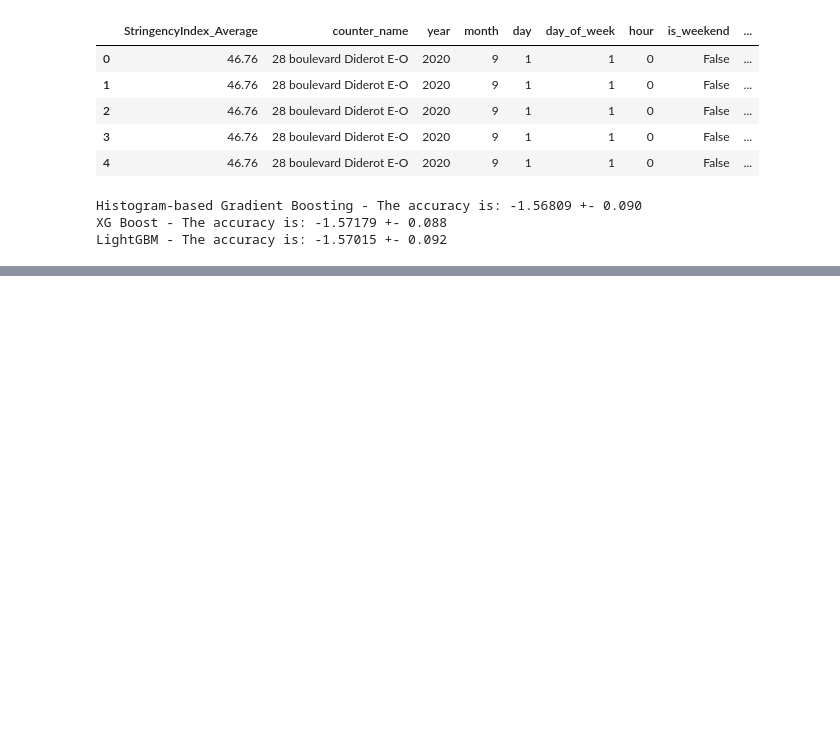
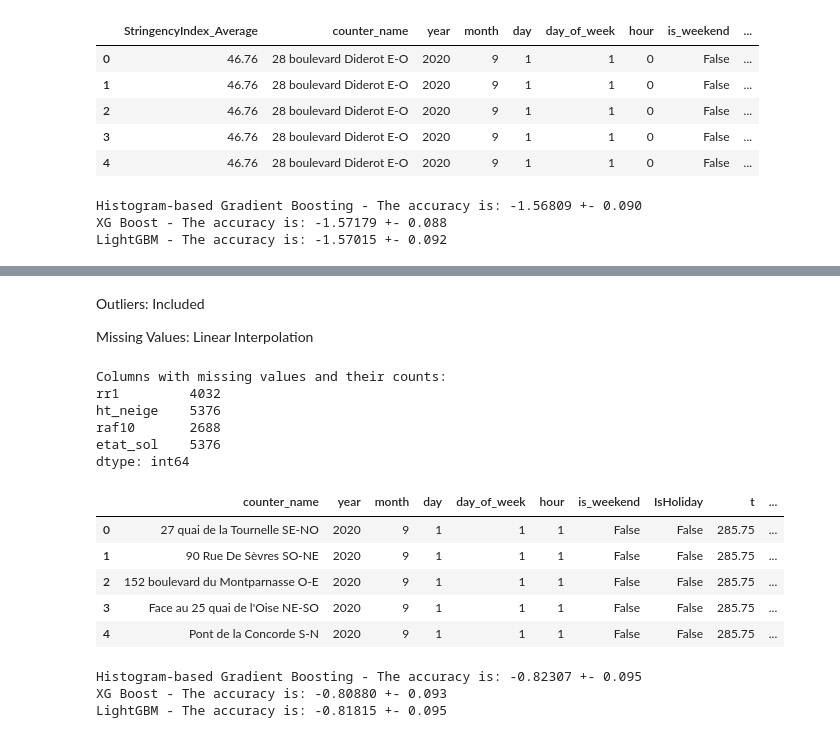
Before and after one commit to maximotk/bike_counters, a Jupyter notebook: Model_Testing.ipynb, the cells around one changed output, grey strips where cells are left out. Cells and saved outputs as stored; diff of their text form; code cells hidden in the pictures; blank space fills up the shorter version.

```diff
--- a/Model_Testing.ipynb
+++ b/Model_Testing.ipynb
@@ -197,0 +253,49 @@ LightGBM - The accuracy is: -1.57015 +- 0.092
+# %% [markdown]
+Outliers: Included
+
+Missing Values: Linear Interpolation
+# %%
+data = pd.read_parquet(Path("data") / "train.parquet")
+mdata = codify_date_2(data)
+mdata = add_weather(mdata)
+mdata = handle_missing_values(mdata, "linear")
+X, y = get_X_y(mdata)
+X.head()
+# %% [output]
+Columns with missing values and their counts:
+rr1         4032
+ht_neige    5376
+raf10       2688
+etat_sol    5376
+dtype: int64
+|  | counter_name | year | month | day | day_of_week | hour | is_weekend | IsHoliday | t | ... |
+| 0 | 27 quai de la Tournelle SE-NO | 2020 | 9 | 1 | 1 | 1 | False | False | 285.75 | ... |
+| 1 | 90 Rue De Sèvres SO-NE | 2020 | 9 | 1 | 1 | 1 | False | False | 285.75 | ... |
+| 2 | 152 boulevard du Montparnasse O-E | 2020 | 9 | 1 | 1 | 1 | False | False | 285.75 | ... |
+| 3 | Face au 25 quai de l'Oise NE-SO | 2020 | 9 | 1 | 1 | 1 | False | False | 285.75 | ... |
+| 4 | Pont de la Concorde S-N | 2020 | 9 | 1 | 1 | 1 | False | False | 285.75 | ... |
+# %%
+numerical_columns = ['t', 'rr1', 'u', 'ht_neige', 'raf10', 'ff', 'ww', 'etat_sol', 'tend']
+categorical_columns = ["counter_name", "year", "month", "day", "day_of_week", "hour", "is_weekend", "IsHoliday"]
+
+preprocessor = ColumnTransformer([
+    ("cat", OneHotEncoder(handle_unknown='ignore', sparse_output=False), categorical_columns)
+])
+
+regressors = {"Histogram-based Gradient Boosting": HistGradientBoostingRegressor(),
+             "XG Boost": XGBRegressor(),
+             "LightGBM": LGBMRegressor(verbosity=-1),
+            }
+for regressor_name, regressor in regressors.items():
+    pipeline = Pipeline([
+        ("preprocessor", preprocessor),
+        ("regressor", regressor)
+    ])
+
+    scores = cross_val_score(pipeline, X, y, cv=utils.get_cv(X, y),
+                             n_jobs=-1, scoring="neg_root_mean_squared_error")
+    print(f"{regressor_name} - The accuracy is: {scores.mean():.5f} +- {scores.std():.3f}")
+# %% [output]
+Histogram-based Gradient Boosting - The accuracy is: -0.82307 +- 0.095
+XG Boost - The accuracy is: -0.80880 +- 0.093
+LightGBM - The accuracy is: -0.81815 +- 0.095
```
Also changed, not shown: parts of 14 cells of this notebook, 2 other files.
